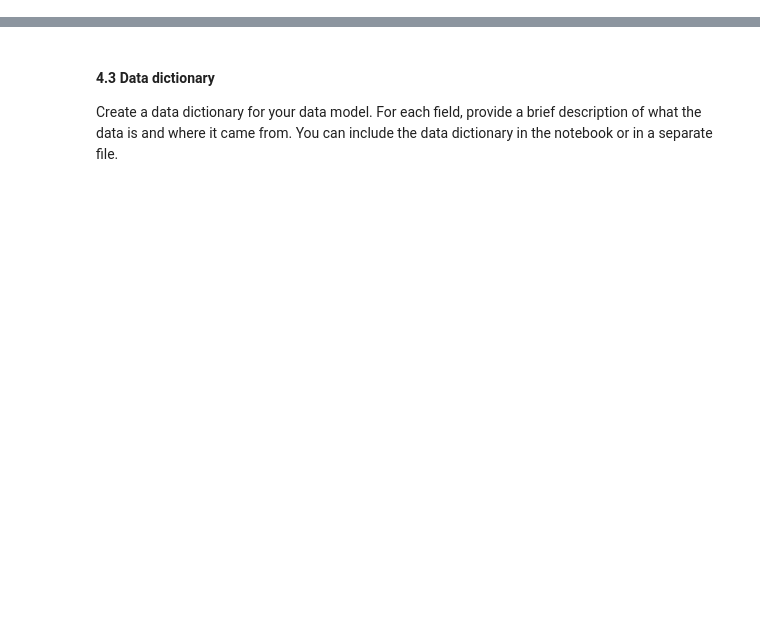
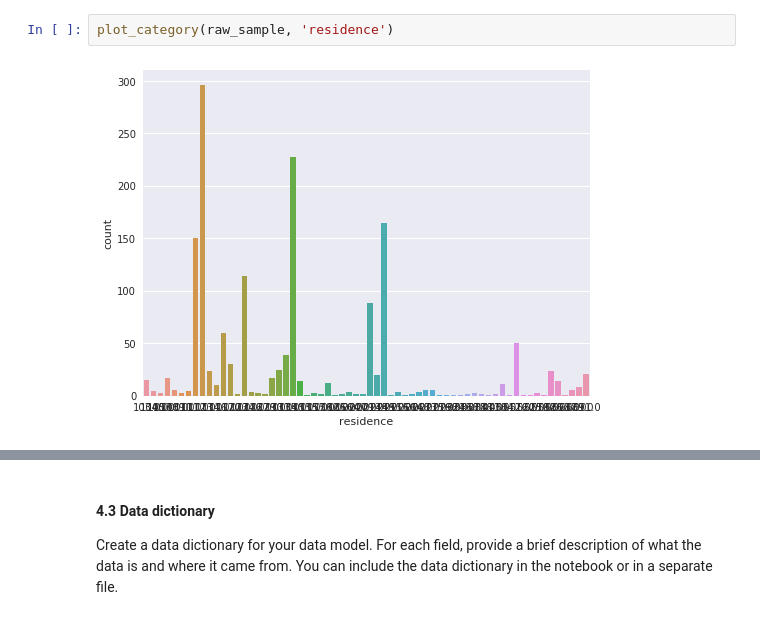
Before and after one commit to charlysl/de-capstone, a Jupyter notebook: Capstone Project.ipynb, the cells around one changed output, grey strips where cells are left out. Drawn from its saved outputs; the diff is of its cells as text; blank space fills up the shorter version.

```diff
--- a/Capstone Project.ipynb
+++ b/Capstone Project.ipynb
@@ -81,0 +889,4 @@ Run Quality Checks
+# %%
+plot_category(raw_sample, 'residence')
+# %% [output]
+[figure, added]
```
Also changed, not shown: parts of 471 cells of this notebook, 5 other files.
